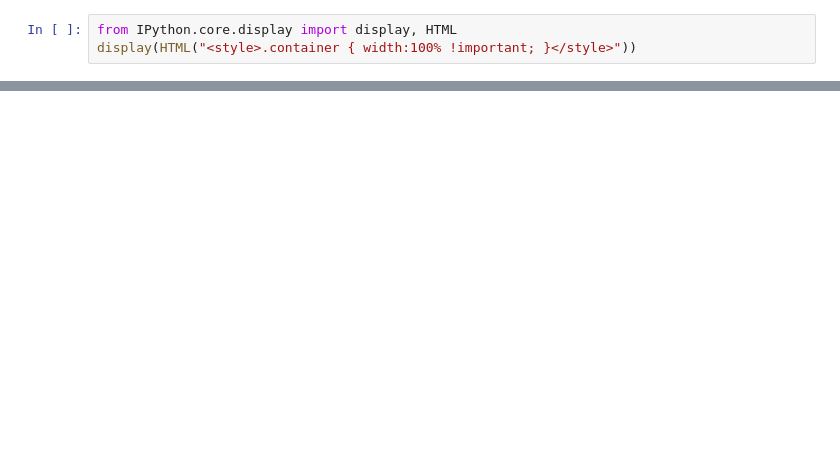
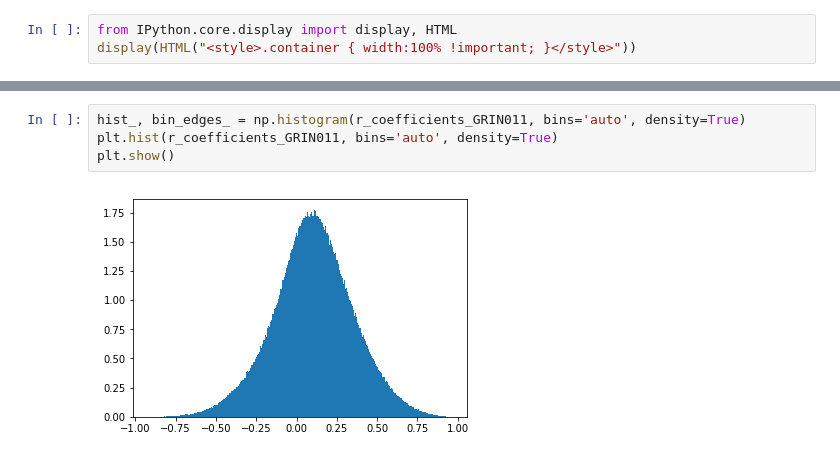
Before and after one commit to santiagochacin/post_cmfe_analysis, a Jupyter notebook: analyze_cnmfe_matlab_output.ipynb, the cells around one changed output, grey strips where cells are left out. Saved outputs shown, nothing was run; the diff lists cells and outputs as text; blank space fills up the shorter version.

```diff
--- a/analyze_cnmfe_matlab_output.ipynb
+++ b/analyze_cnmfe_matlab_output.ipynb
@@ -91,0 +55,6 @@ plt.show()
+# %%
+hist_, bin_edges_ = np.histogram(r_coefficients_GRIN011, bins='auto', density=True)
+plt.hist(r_coefficients_GRIN011, bins='auto', density=True)
+plt.show()
+# %% [output]
+[figure, added]
```
Also changed, not shown: parts of 21 cells of this notebook, 1 other file.
